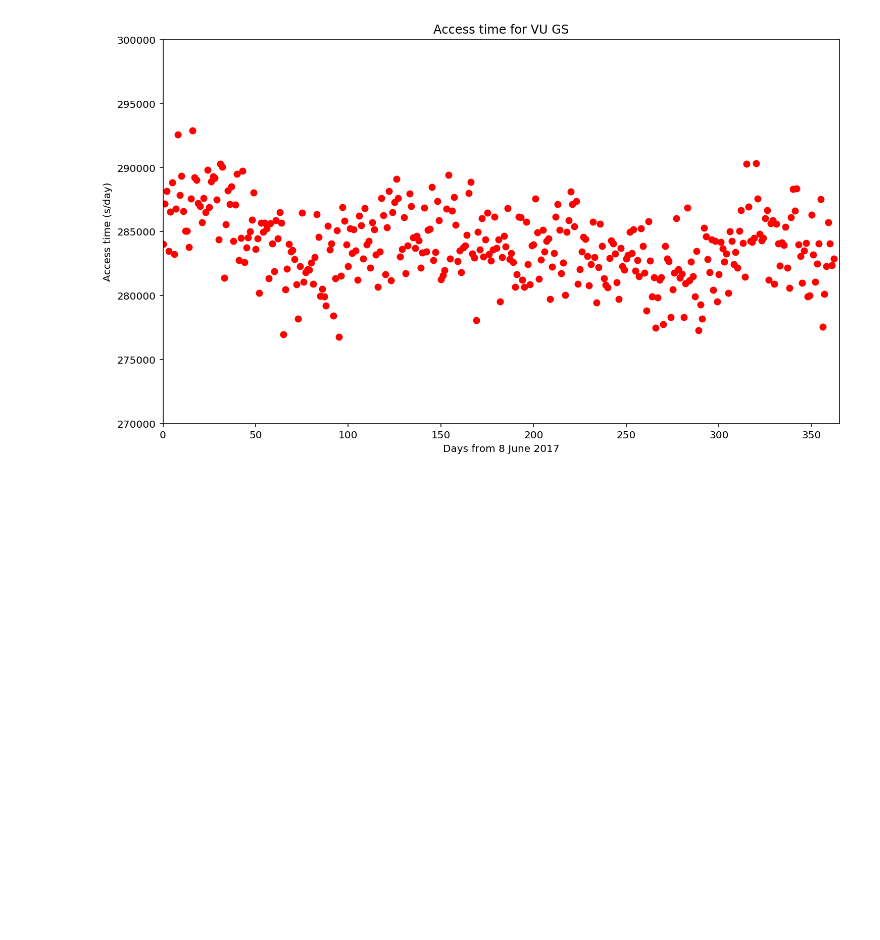
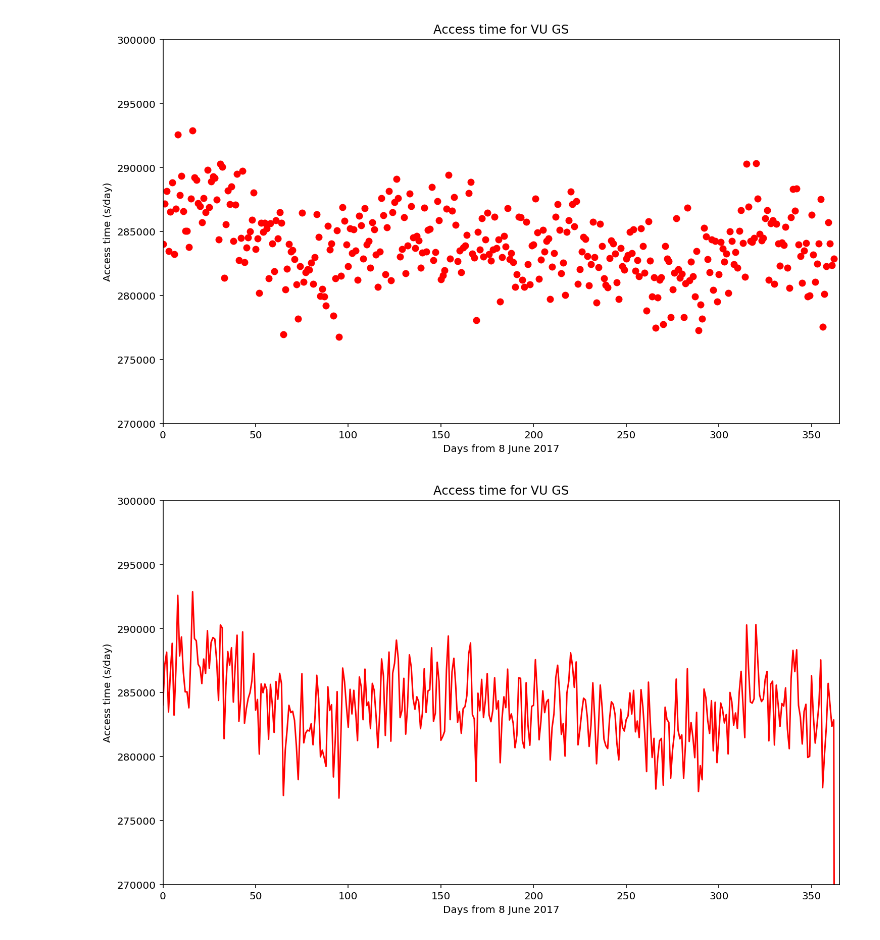
Before and after one commit to wiredlab/scheduling-bazaar, a Jupyter notebook: jupyter_notebooks/scheduling-questions-I.ipynb, the cells around one changed output. Drawn from its saved outputs; the diff is of its cells as text; code cells hidden in the pictures; blank space fills up the shorter version.

Commit message:
continued work on scheudling quesitons
including plotting access time for several tles and gs

```diff
--- a/jupyter_notebooks/scheduling-questions-I.ipynb
+++ b/jupyter_notebooks/scheduling-questions-I.ipynb
@@ -203,3 +203,12 @@ plt.axis([0,365,270000,300000])
 plt.show()
 # %% [output]
 [figure]
+# %%
+plt.plot(day_list, access_list, 'r-')
+plt.title('Access time for VU GS')
+plt.xlabel('Days from 8 June 2017')
+plt.ylabel('Access time (s/day)')
+plt.axis([0,365,270000,300000])
+plt.show()
+# %% [output]
+[figure, added]
```
Also changed, not shown: parts of 6 cells of this notebook, 1 other file.
